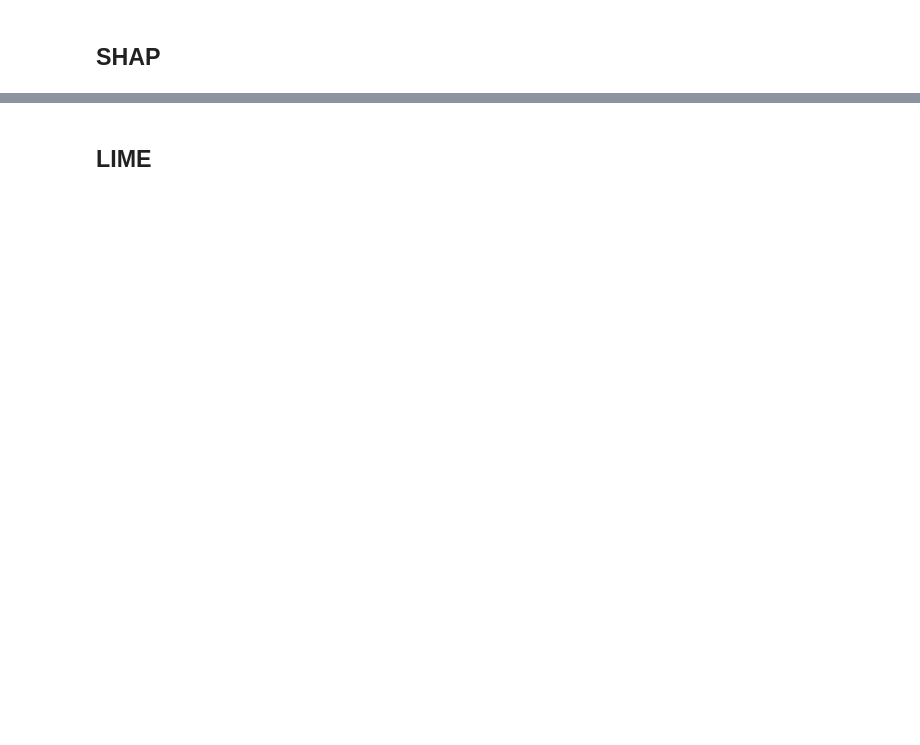
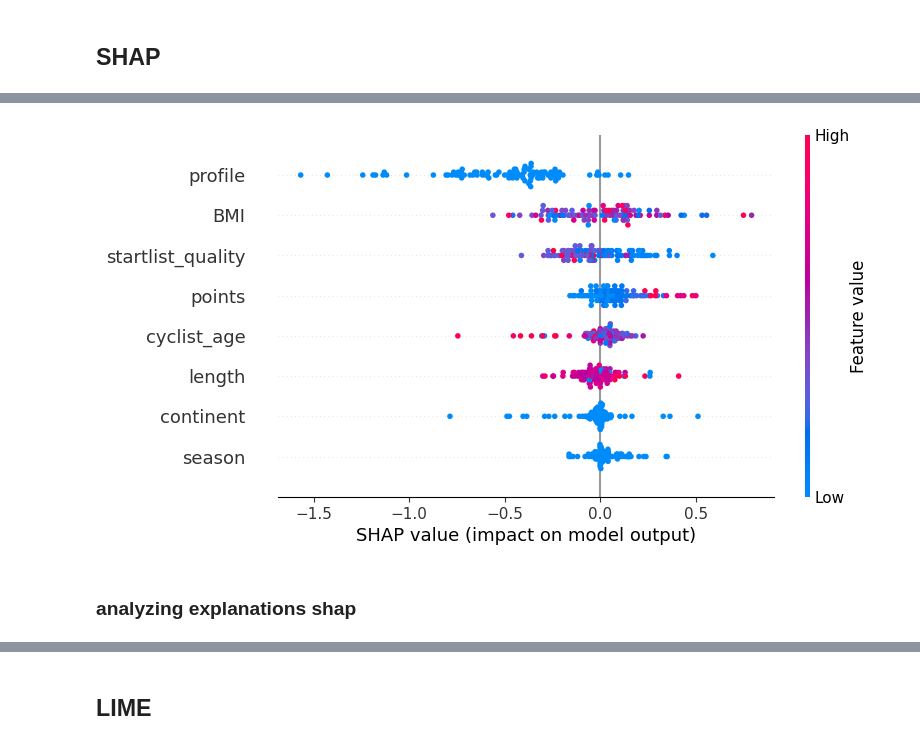
Before and after one commit to DiVitoTommaso/Cyclists-Races_Data-Mining, a Jupyter notebook: explainability.ipynb, the cells around one changed output, grey strips where cells are left out. Cells and saved outputs as stored; diff of their text form; code cells hidden in the pictures; blank space fills up the shorter version.

```diff
--- a/explainability.ipynb
+++ b/explainability.ipynb
@@ -79,2 +252,44 @@ explanations["shap_distributional"] = distr_expl.values
+# %%
+def f(X):
+    # Keras models expect a numpy array for prediction
+    predictions = classifier.predict(X)
+    # Return class probabilities in shape (n_samples, n_classes)
+    return np.hstack([1 - predictions, predictions])
+# %%
+if "keras" in MODEL_NAME:
+
+    explainer = shap.KernelExplainer(f, X_train_transformed_stratify, link="logit")
+else:
+    explainer = shap.KernelExplainer(
+        classifier.predict_proba, X_train_transformed_stratify, link="logit"
+    )
+# %%
+int_expl = explainer(X_test_transformed_stratify.dropna())
+
+explanations["shap"] = int_expl.values
+# %%
+# Group one hot encoded explanations
+
+feature_map = {
+    col: "season" for col in X_train_transformed.columns if col.startswith("season_")
+}
+feature_map.update(
+    {
+        col: "continent"
+        for col in X_train_transformed.columns
+        if col.startswith("continent_")
+    }
+)
+feature_map.update(
+    {
+        col: "profile"
+        for col in X_train_transformed.columns
+        if col.startswith("profile_")
+    }
+)
+
+grouped_expl = group_features(int_expl, feature_map)
 # %%
-shap.plots.beeswarm(int_expl)
+shap.plots.beeswarm(grouped_expl[:, :, 1])
+# %% [output]
+[figure, added]
@@ -82,0 +296,2 @@ shap.plots.beeswarm(distr_expl)
+# %% [markdown]
+### analyzing explanations shap
```
Also changed, not shown: parts of 58 cells of this notebook, 2 other files.
